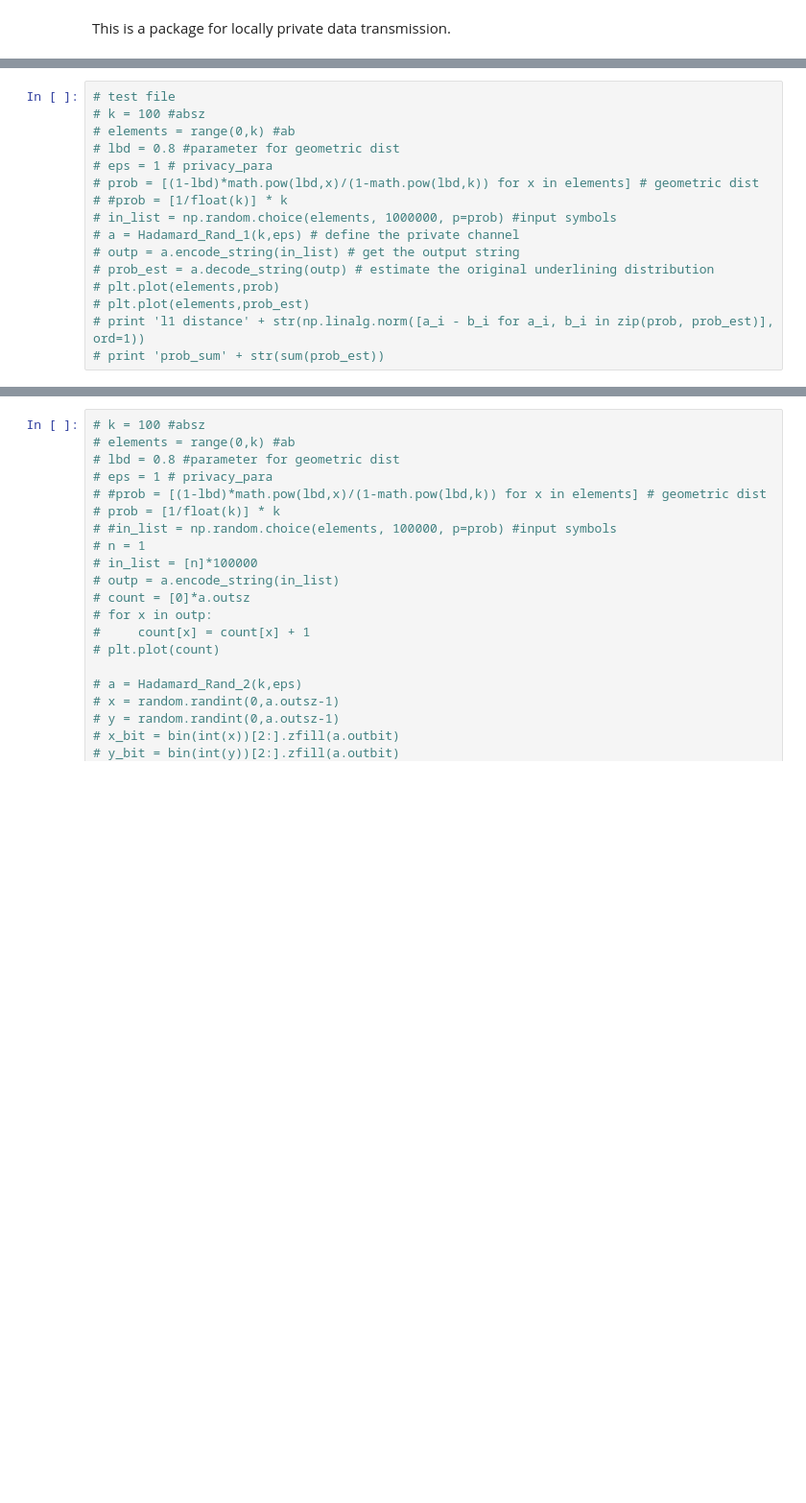
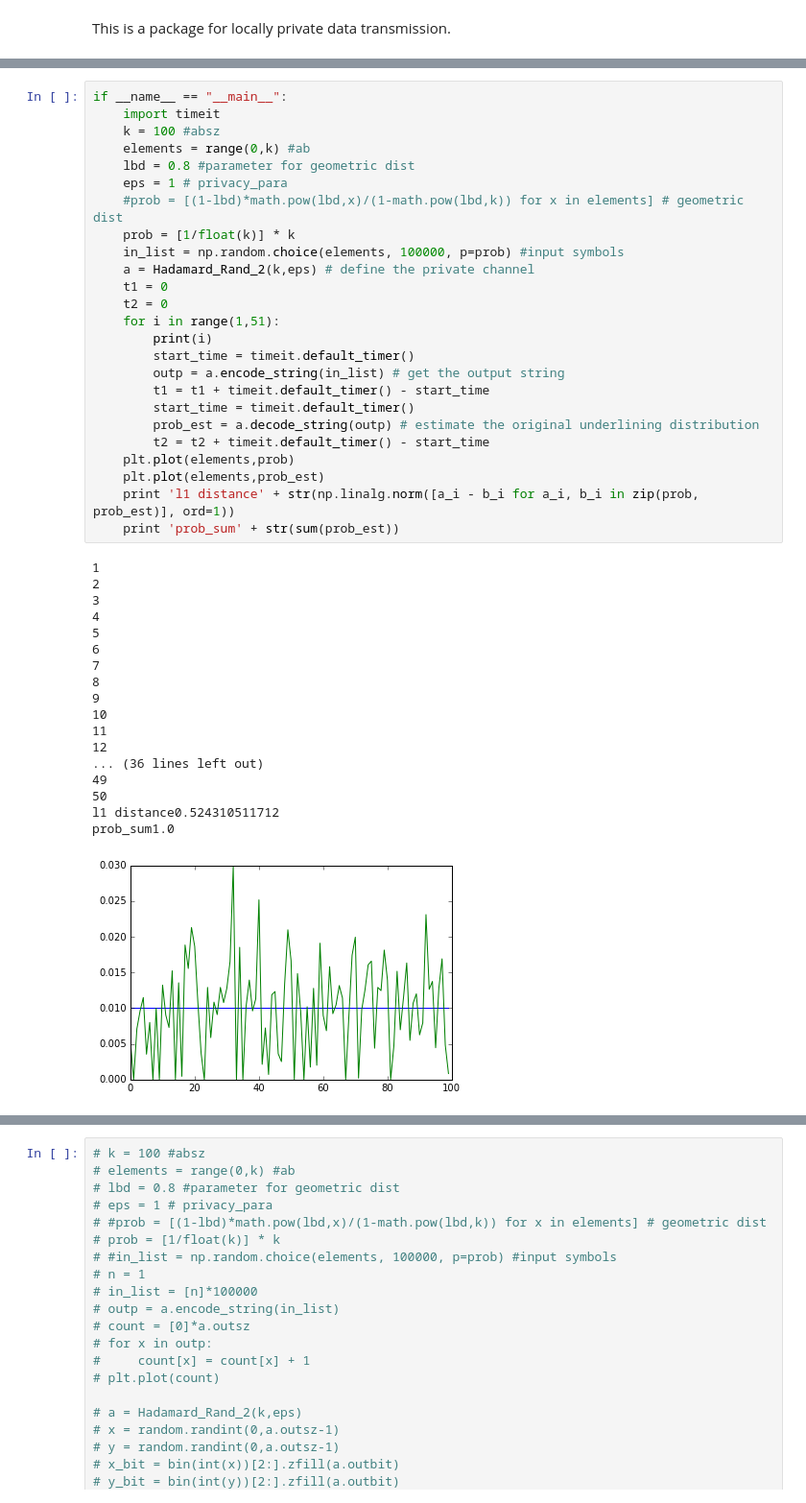
Before and after one commit to zitengsun/hadamard_response, a Jupyter notebook: k2k_hadamard.ipynb, the cells around one changed output, grey strips where cells are left out. Shown: that part at 96% size. Saved outputs shown, nothing was run; the diff lists cells and outputs as text; blank space fills up the shorter version.

```diff
--- a/k2k_hadamard.ipynb
+++ b/k2k_hadamard.ipynb
@@ -191,16 +231,44 @@ prob_sum:  1.0000000000000007
 # %%
-# test file
-# k = 100 #absz
-# elements = range(0,k) #ab
-# lbd = 0.8 #parameter for geometric dist
-# eps = 1 # privacy_para
-# prob = [(1-lbd)*math.pow(lbd,x)/(1-math.pow(lbd,k)) for x in elements] # geometric dist
-# #prob = [1/float(k)] * k
-# in_list = np.random.choice(elements, 1000000, p=prob) #input symbols
-# a = Hadamard_Rand_1(k,eps) # define the private channel
-# outp = a.encode_string(in_list) # get the output string
-# prob_est = a.decode_string(outp) # estimate the original underlining distribution
-# plt.plot(elements,prob)
-# plt.plot(elements,prob_est)
-# print 'l1 distance' + str(np.linalg.norm([a_i - b_i for a_i, b_i in zip(prob, prob_est)], ord=1))
-# print 'prob_sum' + str(sum(prob_est))
+if __name__ == "__main__":
+    import timeit
+    k = 100 #absz
+    elements = range(0,k) #ab
+    lbd = 0.8 #parameter for geometric dist
+    eps = 1 # privacy_para
+    #prob = [(1-lbd)*math.pow(lbd,x)/(1-math.pow(lbd,k)) for x in elements] # geometric dist
+    prob = [1/float(k)] * k
+    in_list = np.random.choice(elements, 100000, p=prob) #input symbols
+    a = Hadamard_Rand_2(k,eps) # define the private channel
+    t1 = 0
+    t2 = 0
+    for i in range(1,51):
+        print(i)
+        start_time = timeit.default_timer()
+        outp = a.encode_string(in_list) # get the output string
+        t1 = t1 + timeit.default_timer() - start_time
+        start_time = timeit.default_timer()
+        prob_est = a.decode_string(outp) # estimate the original underlining distribution
+        t2 = t2 + timeit.default_timer() - start_time
+    plt.plot(elements,prob)
+    plt.plot(elements,prob_est)
+    print 'l1 distance' + str(np.linalg.norm([a_i - b_i for a_i, b_i in zip(prob, prob_est)], ord=1))
+    print 'prob_sum' + str(sum(prob_est))
+# %% [output]
+1
+2
+3
+4
+5
+6
+7
+8
+9
+10
+11
+12
+... (36 lines left out)
+49
+50
+l1 distance0.524310511712
+prob_sum1.0
+[figure, added]
```
Also changed, not shown: parts of 4 cells of this notebook.
